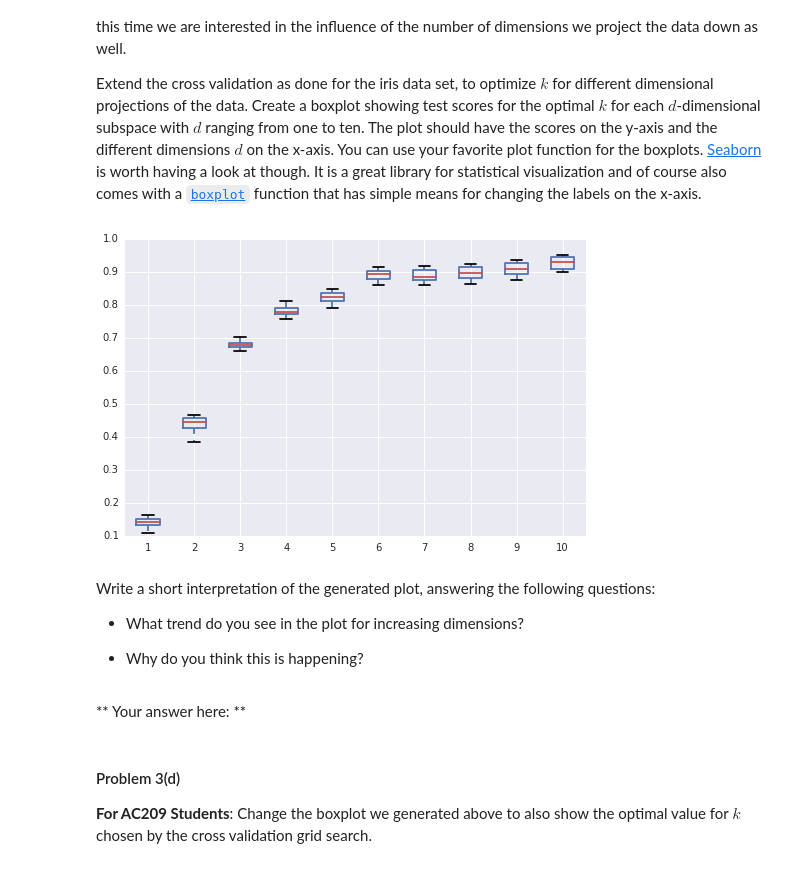
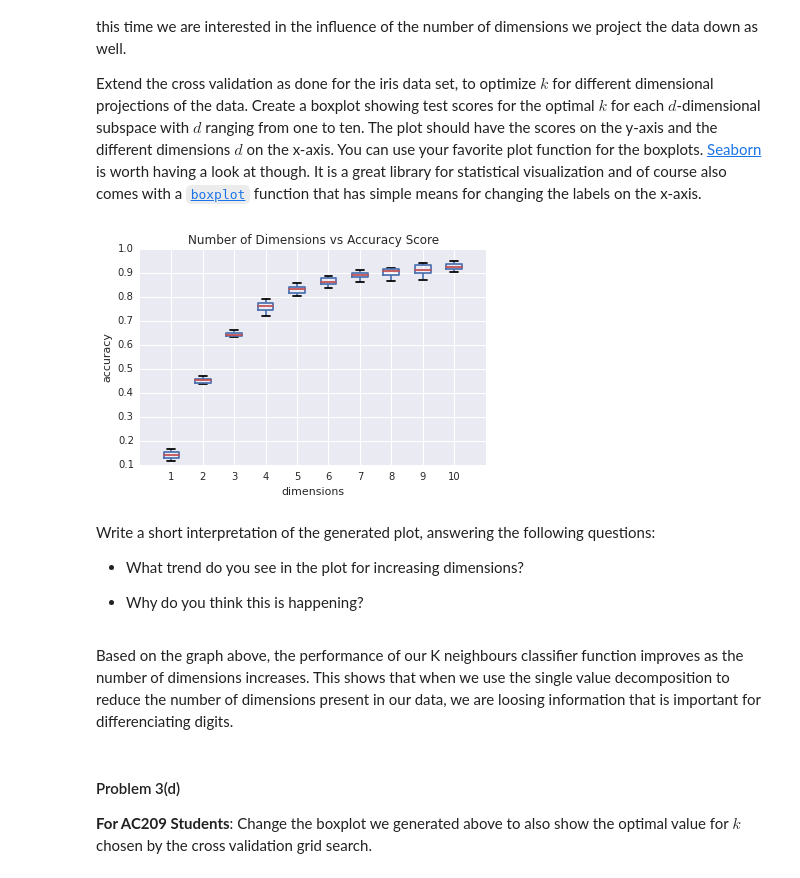
Before and after one commit to userfog/2014, a Jupyter notebook: homework/hw3/HW3.ipynb, the cells around one changed output. Saved outputs shown, nothing was run; the diff lists cells and outputs as text; code cells hidden in the pictures.

```diff
--- a/homework/hw3/HW3.ipynb
+++ b/homework/hw3/HW3.ipynb
@@ -233,5 +234,5 @@ players_new["BB/PA"] = players_new["BB/PA"] - players_new["BB/PA_means"]
 # %% [markdown]
 Show the head of the `playerstats` DataFrame.
 # %%
-players_new.sort("playerID").head()
+playerstats.sort("playerID").head()
 # %% [output]
@@ -553,18 +566,18 @@ for i in xrange(1,11):
 # %%
 new_dataFrame = pd.DataFrame.from_dict(d)
 pd.DataFrame.boxplot(new_dataFrame)
-
+nice_graph("dimensions", "accuracy", "Number of Dimensions vs Accuracy Score", [0, 11, .1, 1.0])
 plt.show()
 # %% [output]
-[figure, old version]
+[figure, new version]
 # %% [markdown]
 Write a short interpretation of the generated plot, answering the following questions:
 
 * What trend do you see in the plot for increasing dimensions?
 
 * Why do you think this is happening?
-# %% [markdown]
-** Your answer here: **
+# %% [markdown]
+Based on the graph above, the performance of our K neighbours classifier function improves as the number of dimensions increases. This shows that when we use the single value decomposition to reduce the number of dimensions present in our data, we are loosing information that is important for differenciating digits.
 # %% [markdown]
 #### Problem 3(d)
 
```
Also changed, not shown: parts of 15 cells of this notebook.
